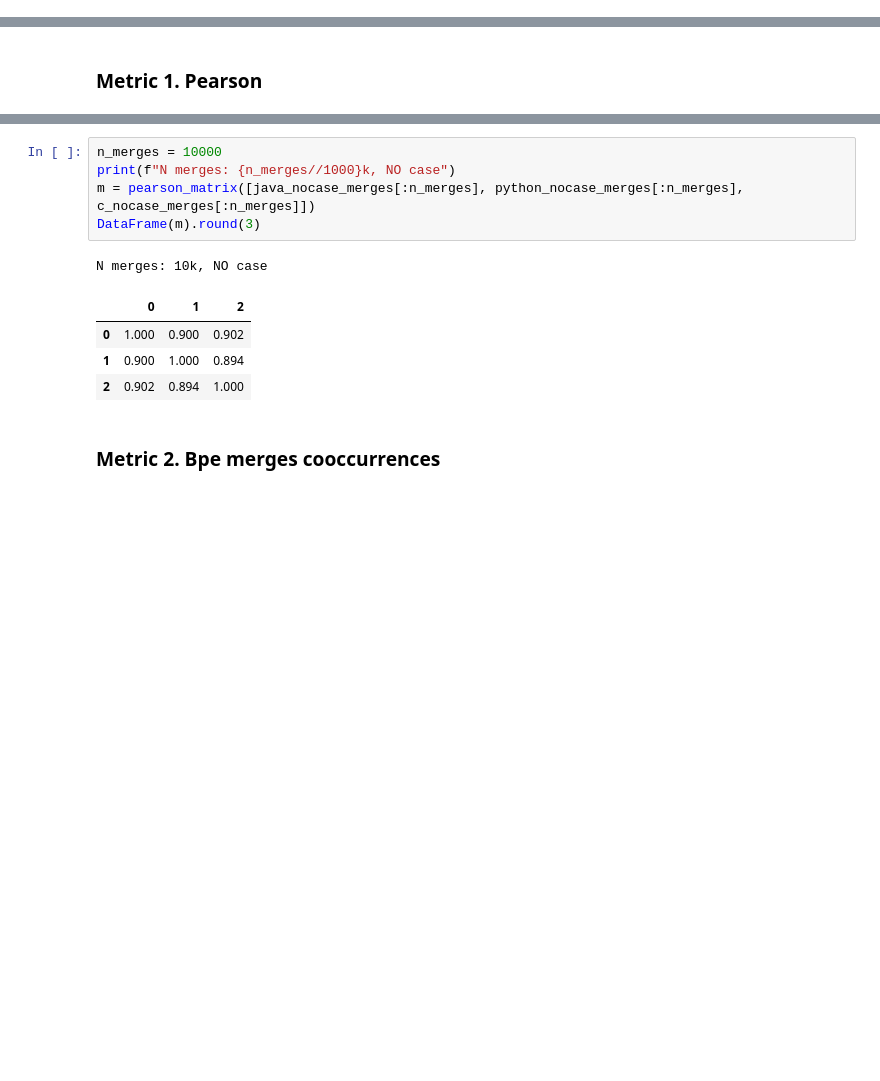
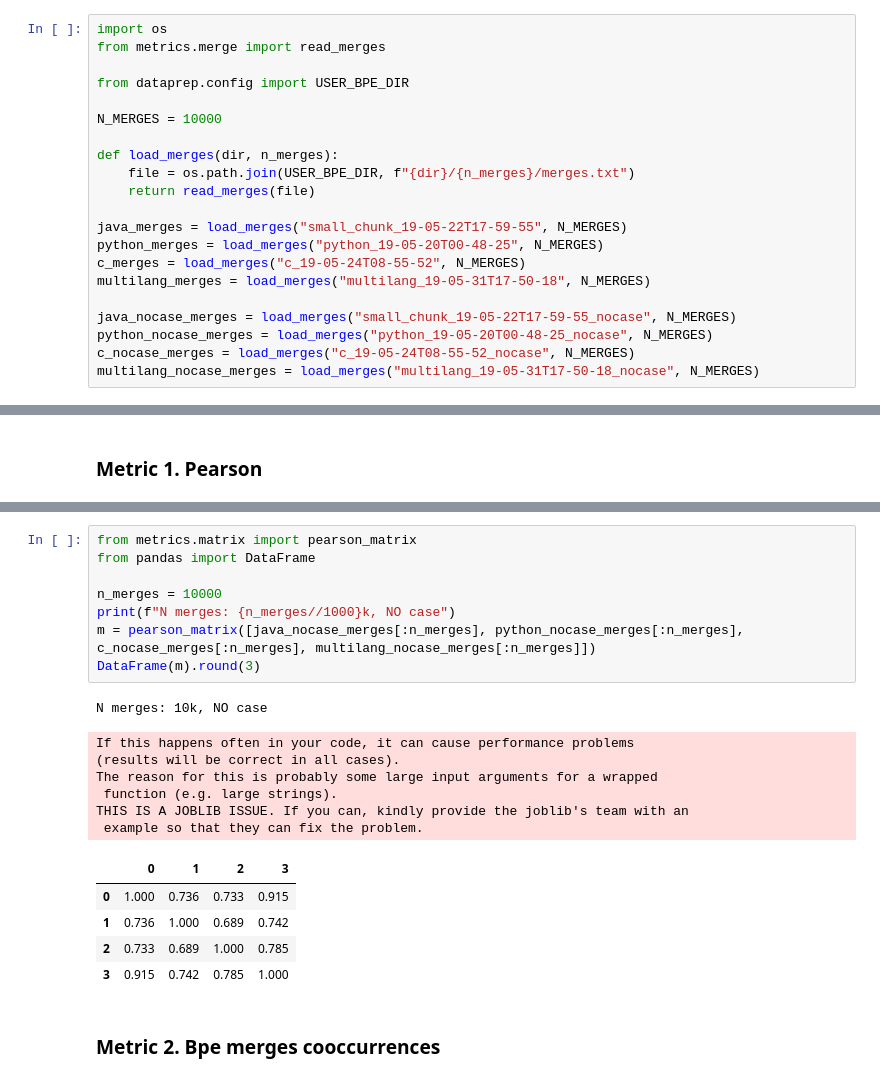
Before and after one commit to hlibbabii/log-recommender-dataprep, a Jupyter notebook: metrics/multilang.ipynb, the cells around one changed output, grey strips where cells are left out. Saved outputs shown, nothing was run; the diff lists cells and outputs as text; blank space fills up the shorter version.

```diff
--- a/metrics/multilang.ipynb
+++ b/metrics/multilang.ipynb
@@ -37,3 +33,24 @@ c_nocase_merges = read_merges(c_nocase_merges_file)
+# %%
+import os
+from metrics.merge import read_merges
+
+from dataprep.config import USER_BPE_DIR
+
+N_MERGES = 10000
+
+def load_merges(dir, n_merges):
+    file = os.path.join(USER_BPE_DIR, f"{dir}/{n_merges}/merges.txt")
+    return read_merges(file)
+
+java_merges = load_merges("small_chunk_19-05-22T17-59-55", N_MERGES)
+python_merges = load_merges("python_19-05-20T00-48-25", N_MERGES)
+c_merges = load_merges("c_19-05-24T08-55-52", N_MERGES)
+multilang_merges = load_merges("multilang_19-05-31T17-50-18", N_MERGES)
+
+java_nocase_merges = load_merges("small_chunk_19-05-22T17-59-55_nocase", N_MERGES)
+python_nocase_merges = load_merges("python_19-05-20T00-48-25_nocase", N_MERGES)
+c_nocase_merges = load_merges("c_19-05-24T08-55-52_nocase", N_MERGES)
+multilang_nocase_merges = load_merges("multilang_19-05-31T17-50-18_nocase", N_MERGES)
 # %%
 print(f"N merges: {len(python_merges)}")
 python_merges[:10], python_nocase_merges[:10]
@@ -147,14 +207,24 @@ N merges: 10k, case
 # %%
+from metrics.matrix import pearson_matrix
+from pandas import DataFrame
+
 n_merges = 10000
 print(f"N merges: {n_merges//1000}k, NO case")
-m = pearson_matrix([java_nocase_merges[:n_merges], python_nocase_merges[:n_merges], c_nocase_merges[:n_merges]])
+m = pearson_matrix([java_nocase_merges[:n_merges], python_nocase_merges[:n_merges], c_nocase_merges[:n_merges], multilang_nocase_merges[:n_merges]])
 DataFrame(m).round(3)
 # %% [output]
 N merges: 10k, NO case
+If this happens often in your code, it can cause performance problems
+(results will be correct in all cases).
+The reason for this is probably some large input arguments for a wrapped
+ function (e.g. large strings).
+THIS IS A JOBLIB ISSUE. If you can, kindly provide the joblib's team with an
+ example so that they can fix the problem.
-|  | 0 | 1 | 2 |
-| 0 | 1.000 | 0.900 | 0.902 |
-| 1 | 0.900 | 1.000 | 0.894 |
-| 2 | 0.902 | 0.894 | 1.000 |
+|  | 0 | 1 | 2 | 3 |
+| 0 | 1.000 | 0.736 | 0.733 | 0.915 |
+| 1 | 0.736 | 1.000 | 0.689 | 0.742 |
+| 2 | 0.733 | 0.689 | 1.000 | 0.785 |
+| 3 | 0.915 | 0.742 | 0.785 | 1.000 |
 # %% [markdown]
 ### Metric 2. Bpe merges cooccurrences
 # %%
```
Also changed, not shown: parts of 63 cells of this notebook, 1 other file.
